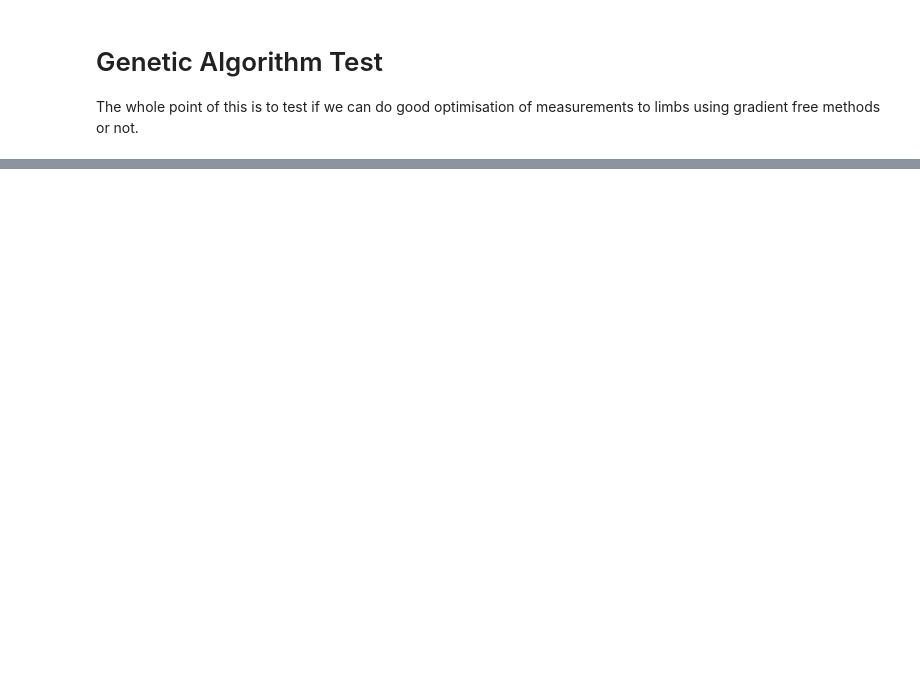
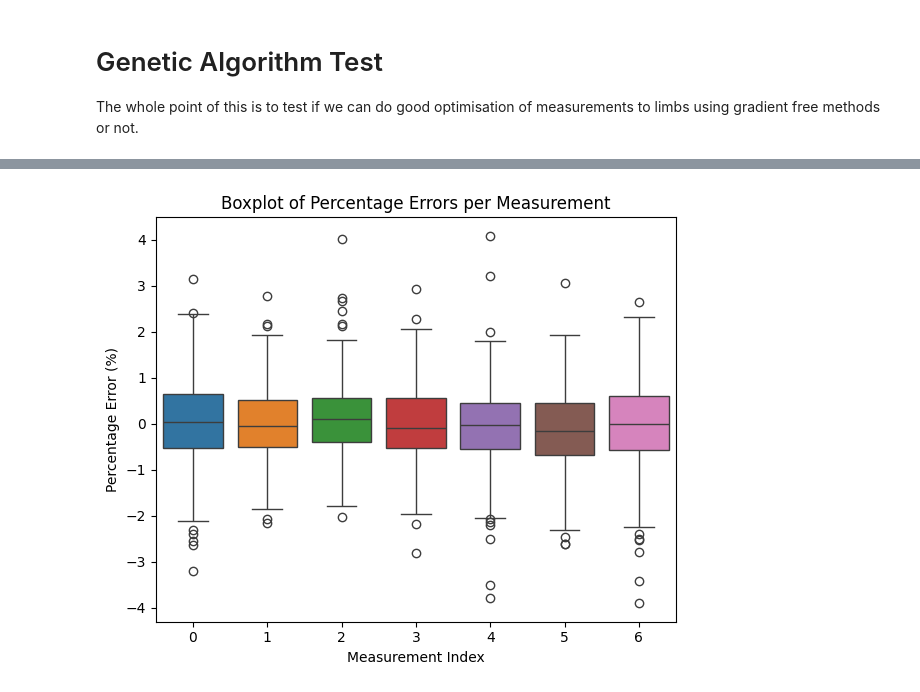
Before and after one commit to chrisvail/OpenLimb, a Jupyter notebook: genetic_alg.ipynb, the cells around one changed output, grey strips where cells are left out. Drawn from its saved outputs; the diff is of its cells as text; code cells hidden in the pictures; blank space fills up the shorter version.

```diff
--- a/genetic_alg.ipynb
+++ b/genetic_alg.ipynb
@@ -150,0 +207,27 @@ Solution difference: tensor([[7.0138, 1.6694, 3.1295, 2.0923, 2.8767, 2.7637, 3.
+# %%
+# Calculate relative (percentage) errors
+relative_difference = difference / true_measurements * 100  # percentage error
+
+# Flatten the relative error tensor for histogram
+relative_error_flat = relative_difference.cpu().numpy().flatten()
+
+plt.figure(figsize=(6, 5))
+
+# Histogram of percentage errors
+# plt.subplot(1, 2, 1)
+# sns.histplot(relative_error_flat, bins=30, kde=True)
+# plt.title("Histogram of Percentage Measurement Errors")
+# plt.xlabel("Percentage Error (%)")
+# plt.ylabel("Frequency")
+
+# Boxplot of percentage errors per measurement
+plt.subplot(1, 1, 1)
+sns.boxplot(data=relative_difference.cpu().numpy())
+plt.title("Boxplot of Percentage Errors per Measurement")
+plt.xlabel("Measurement Index")
+plt.ylabel("Percentage Error (%)")
+
+plt.tight_layout()
+plt.show()
+# %% [output]
+[figure, added]
```
Also changed, not shown: parts of 9 cells of this notebook, 3 other files.
